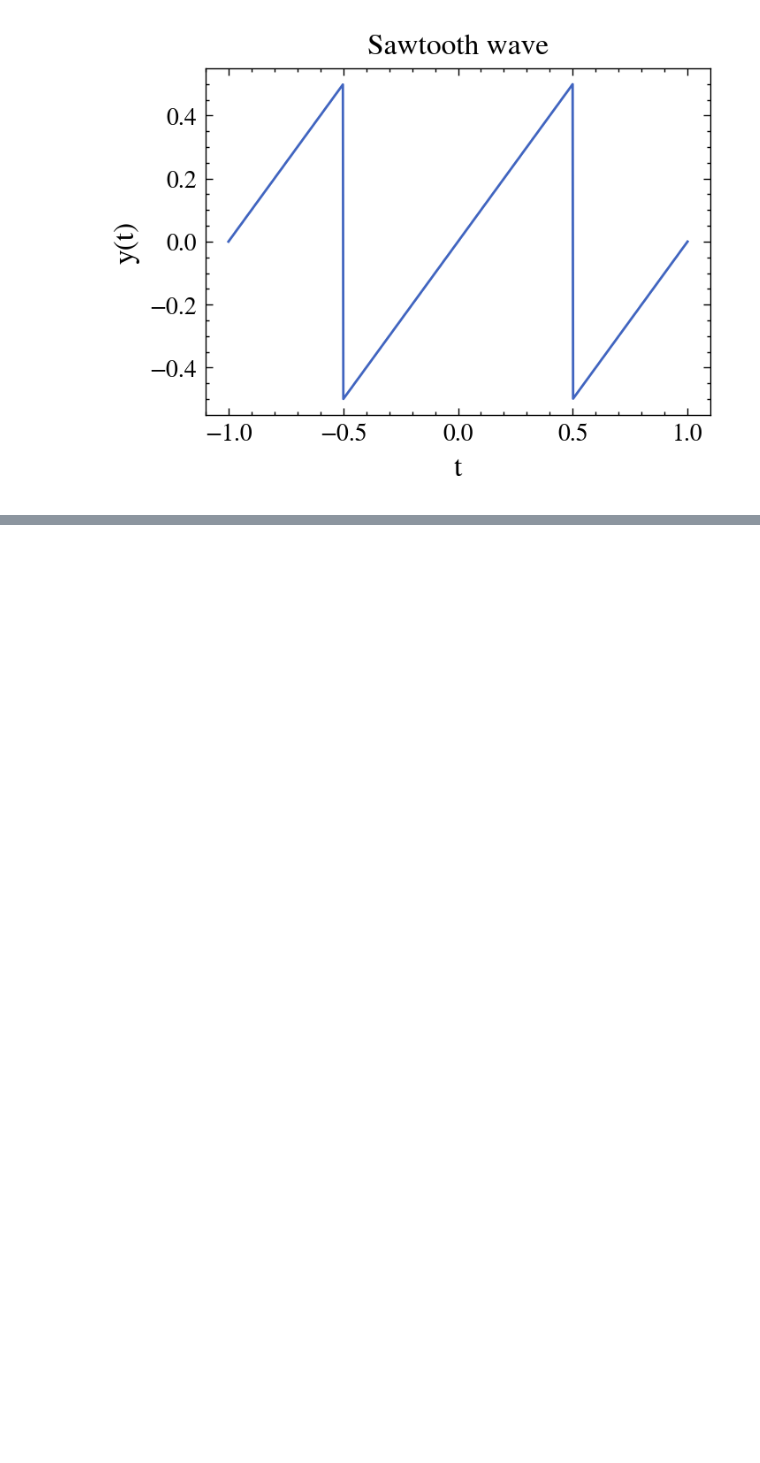
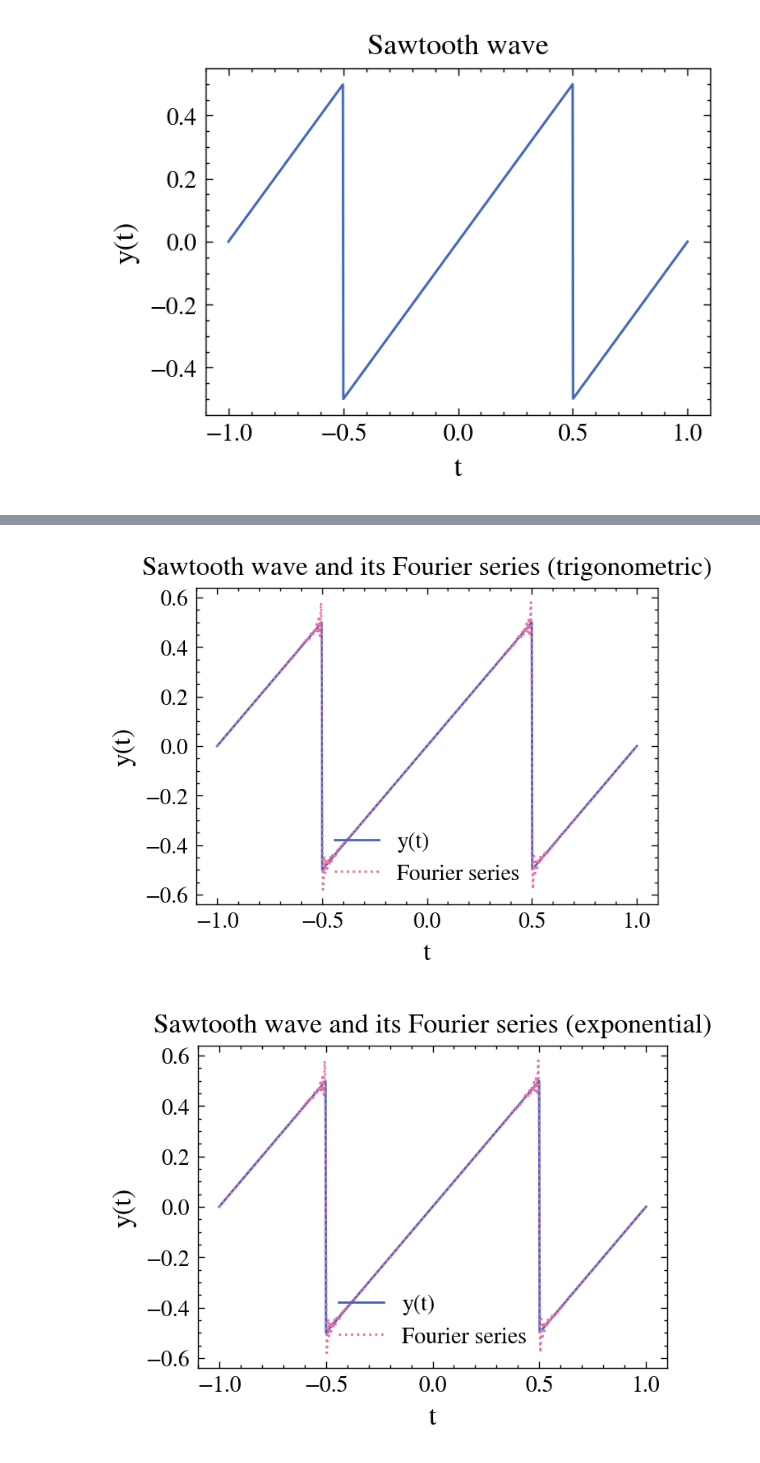
Before and after one commit to ignaschuemer7/TP1-AM3, a Jupyter notebook: better_caul_saul.ipynb, the cells around one changed output, grey strips where cells are left out. Drawn from its saved outputs; the diff is of its cells as text; code cells hidden in the pictures; blank space fills up the shorter version.

```diff
--- a/better_caul_saul.ipynb
+++ b/better_caul_saul.ipynb
@@ -104,0 +110,46 @@ plt.show()
+# %%
+# Sawtooth wave Fourier series
+
+# Trigonometric
+
+a0 = 0
+an = lambda n: -2 * A * F * (np.sin(np.pi * n) / (np.pi * n))
+bn = lambda n: -A * (np.cos(np.pi * n) / (np.pi * n))
+T = 1 / F
+N = 100
+
+f = trigFourierSeries(an, bn, a0, T, N)
+
+# Plot sawtooth wave and its Fourier series
+
+t = np.linspace(-1, 1, 1000)
+plt.plot(t, y(t), label='y(t)')
+plt.plot(t, f(t), label='Fourier series')
+plt.xlabel('t')
+plt.ylabel('y(t)')
+plt.title('Sawtooth wave and its Fourier series (trigonometric)')
+plt.legend()
+plt.show()
+
+# Exponential
+
+c0 = 0
+cn = lambda n: (A / (np.pi * n)) * (0.5j * np.cos(np.pi * n) - F * np.sin(np.pi * n))
+T = 1 / F
+N = 100
+
+f = expFourierSeries(cn, c0, T, N)
+
+# Plot sawtooth wave and its Fourier series
+
+t = np.linspace(-1, 1, 1000)
+plt.plot(t, y(t), label='y(t)')
+plt.plot(t, f(t), label='Fourier series')
+plt.xlabel('t')
+plt.ylabel('y(t)')
+plt.title('Sawtooth wave and its Fourier series (exponential)')
+plt.legend()
+plt.show()
+# %% [output]
+[figure, added]
+[figure, added]
```
Also changed, not shown: parts of 2 cells of this notebook.
